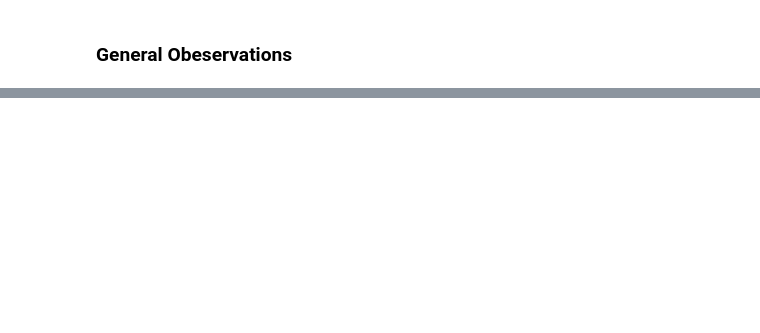
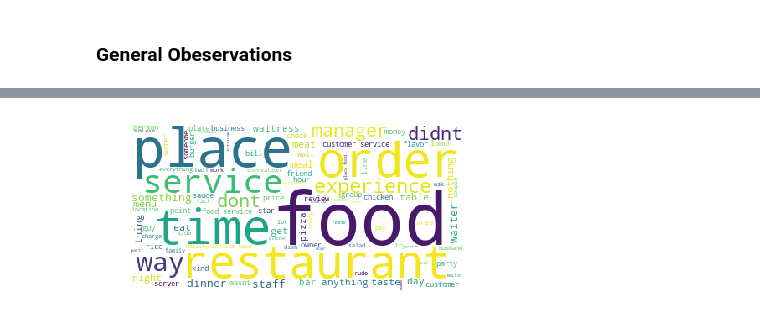
Before and after one commit to lulu2184/yelp-reviews-rating-prediction, a Jupyter notebook: restaurant_review_analysis.ipynb, the cells around one changed output, grey strips where cells are left out. Saved outputs shown, nothing was run; the diff lists cells and outputs as text; code cells hidden in the pictures; blank space fills up the shorter version.

```diff
--- a/restaurant_review_analysis.ipynb
+++ b/restaurant_review_analysis.ipynb
@@ -179,0 +358,12 @@ In data scraping phase, we actually noticed something interesting from Yelp's da
+# %%
+def get_nouns_from_words(all_words):
+    all_words_with_tag = nltk.pos_tag(all_words)
+    return [word[0] for word in all_words_with_tag if word[1] == 'NN']
+# %%
+low_rating_nouns = get_nouns_from_words(low_rating_words)
+high_rating_nouns = get_nouns_from_words(high_rating_words)
+# %%
+low_rating_nouns_word_cloud = generate_word_cloud(low_rating_nouns)
+show_word_cloud(low_rating_nouns_word_cloud)
+# %% [output]
+[figure, added]
```
Also changed, not shown: parts of 25 cells of this notebook.
